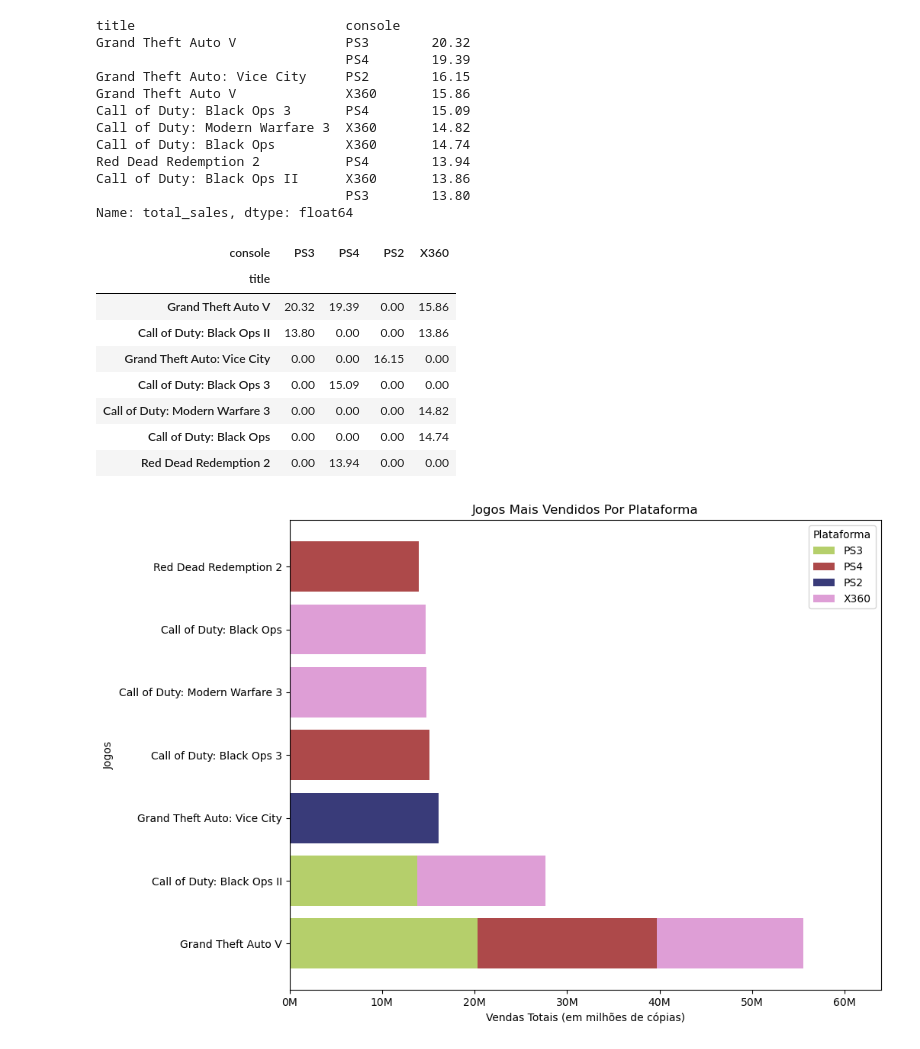
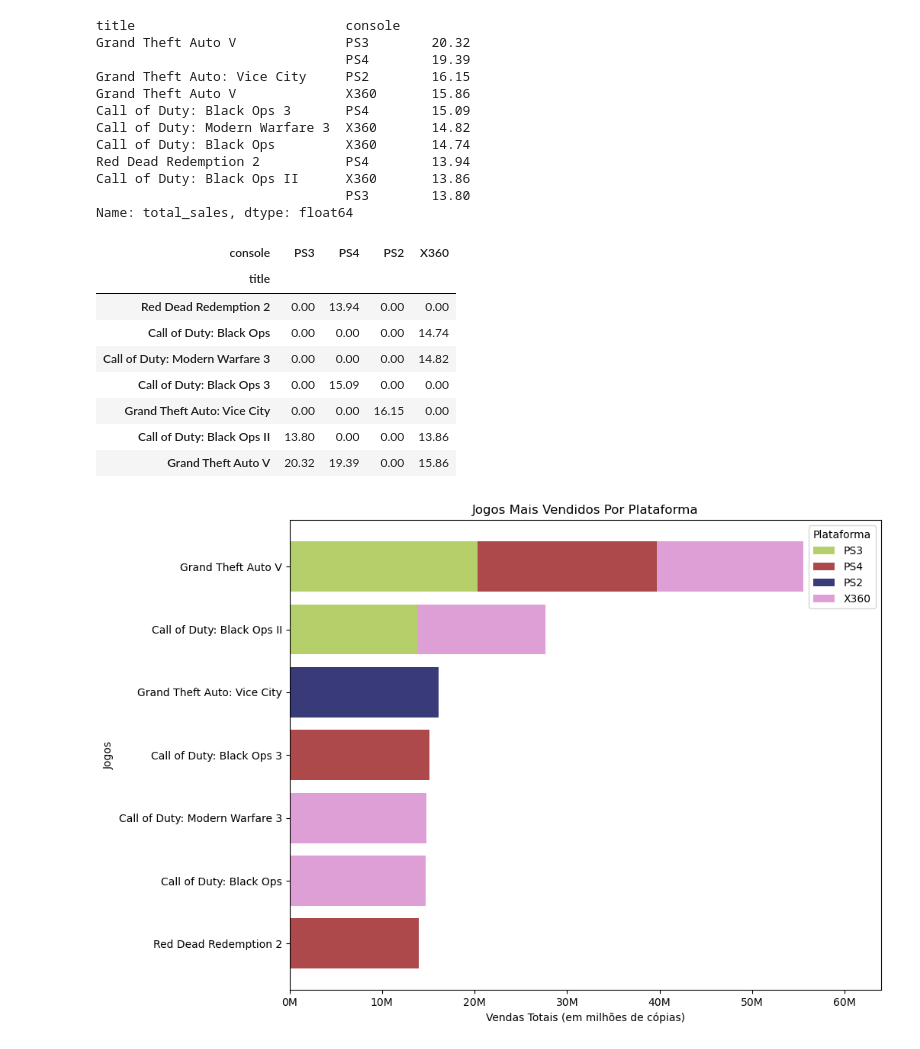
Before and after one commit to MatheusMorandi/Analise_Vendas_Jogos_2024, a Jupyter notebook: src/eda.ipynb, the cells around one changed output. Cells and saved outputs as stored; diff of their text form; code cells hidden in the pictures.

```diff
--- a/src/eda.ipynb
+++ b/src/eda.ipynb
@@ -143,20 +143,24 @@ df_pivot = plataformas.unstack(level='console').fillna(0)
 
 df_pivot['Total'] = df_pivot.sum(axis=1)
 
-df_pivot = df_pivot.sort_values('Total', ascending=False).drop('Total', axis=1)
+df_pivot = df_pivot.sort_values('Total', ascending=True).drop('Total', axis=1)
 
 df_pivot
 # %% [output]
 | console | PS3 | PS4 | PS2 | X360 |
 | title |  |  |  |  |
+| Red Dead Redemption 2 | 0.00 | 13.94 | 0.00 | 0.00 |
+| Call of Duty: Black Ops | 0.00 | 0.00 | 0.00 | 14.74 |
+| Call of Duty: Modern Warfare 3 | 0.00 | 0.00 | 0.00 | 14.82 |
+| Call of Duty: Black Ops 3 | 0.00 | 15.09 | 0.00 | 0.00 |
+| Grand Theft Auto: Vice City | 0.00 | 0.00 | 16.15 | 0.00 |
+| Call of Duty: Black Ops II | 13.80 | 0.00 | 0.00 | 13.86 |
 | Grand Theft Auto V | 20.32 | 19.39 | 0.00 | 15.86 |
-| Call of Duty: Black Ops II | 13.80 | 0.00 | 0.00 | 13.86 |
-| Grand Theft Auto: Vice City | 0.00 | 0.00 | 16.15 | 0.00 |
-| Call of Duty: Black Ops 3 | 0.00 | 15.09 | 0.00 | 0.00 |
-| Call of Duty: Modern Warfare 3 | 0.00 | 0.00 | 0.00 | 14.82 |
-| Call of Duty: Black Ops | 0.00 | 0.00 | 0.00 | 14.74 |
-| Red Dead Redemption 2 | 0.00 | 13.94 | 0.00 | 0.00 |
 # %%
+consoles = [index[1] for index in plataformas.index]
+
+consoles_unicos = np.unique(consoles)
+
 cores = plt.cm.tab20b(np.linspace(0, 1, len(consoles_unicos)))
 
 cores_console = dict(zip(consoles_unicos, cores))
@@ -175,31 +179,35 @@ for console in df_pivot.columns:
 
     cores = cores_console[console]
 
     plt.barh(
         y_pos,
         vendas,
         left = left,
         color = cores,
         label = console
     )
 
     left += vendas
 
 plt.yticks(y_pos, jogos)
 
 plt.ylabel('Jogos')
 
 plt.xlabel('Vendas Totais (em milhões de cópias)')
 
 plt.gca().xaxis.set_major_formatter(plt.FuncFormatter(formatador))
 
 plt.xlim(0, df_pivot.sum(axis=1).max() * 1.15)
 
+handles, labels = plt.gca().get_legend_handles_labels()
+
+labels_unicos = list(dict.fromkeys(labels))
+
 
 plt.legend(handles[:len(labels_unicos)], labels_unicos, title = "Plataforma", loc = "best")
 
 plt.title("Jogos Mais Vendidos Por Plataforma")
 
 plt.show()
 # %% [output]
-[figure, old version]
+[figure, new version]
```
Also changed, not shown: parts of 1 cell of this notebook.
